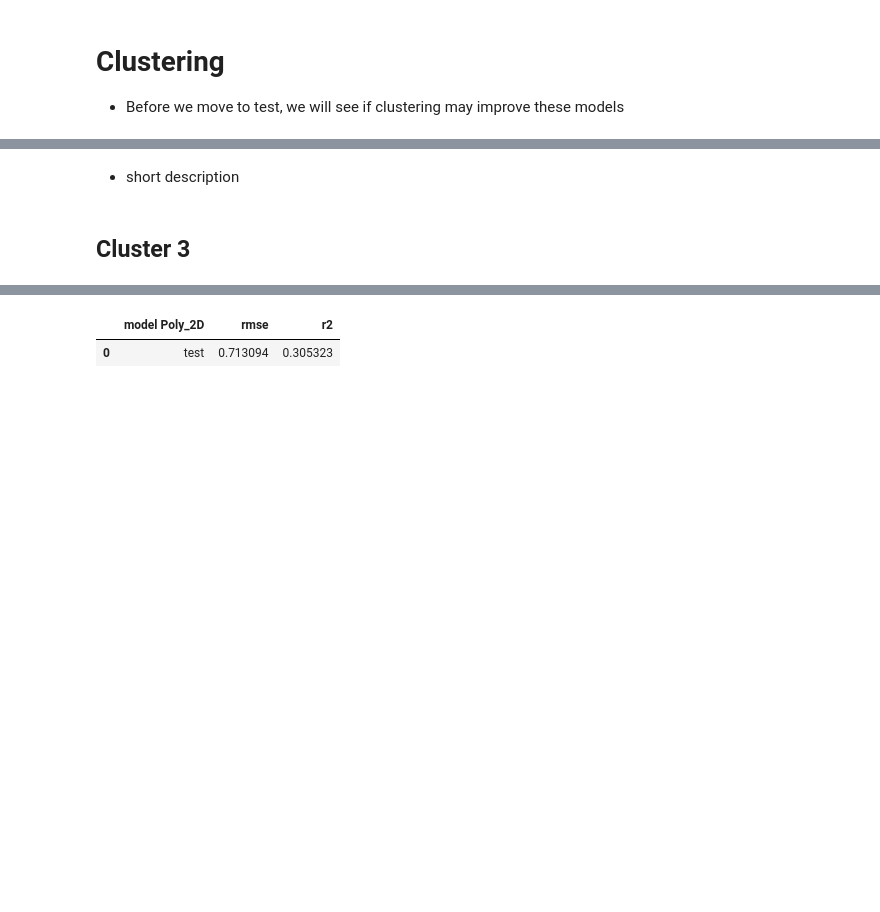
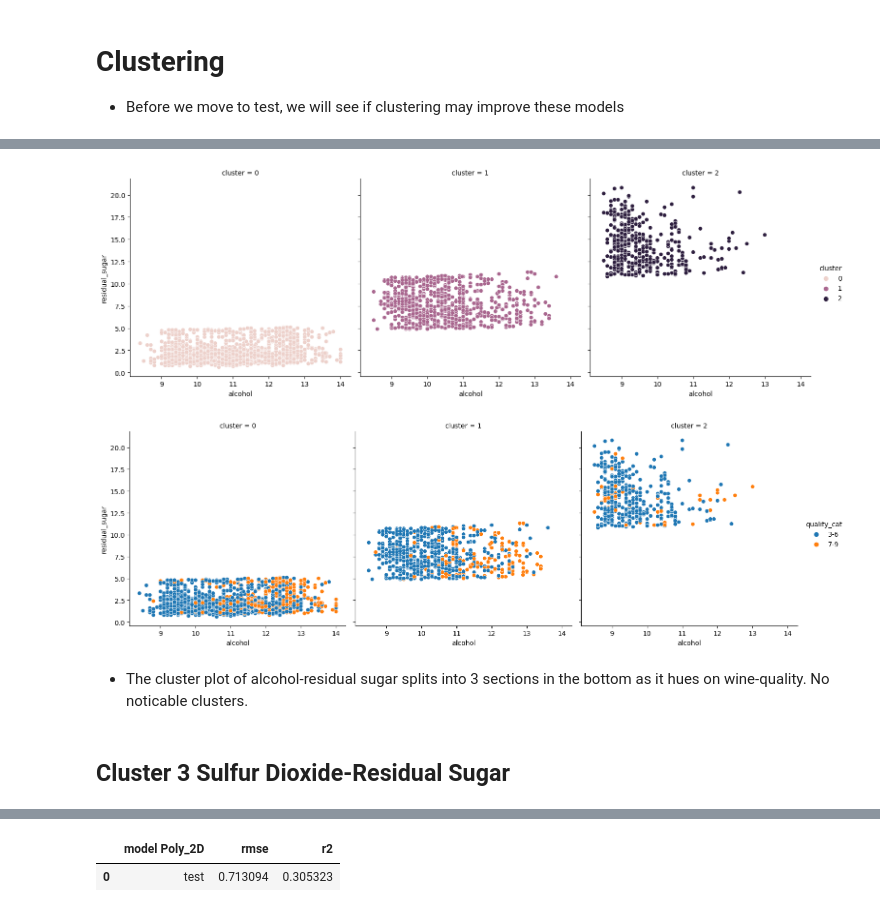
Before and after one commit to Team-BCR/project3_wine, a Jupyter notebook: final_report.ipynb, the cells around one changed output, grey strips where cells are left out. Drawn from its saved outputs; the diff is of its cells as text; code cells hidden in the pictures; blank space fills up the shorter version.

```diff
--- a/final_report.ipynb
+++ b/final_report.ipynb
@@ -339,9 +349,12 @@ w.display_model_metrics(baseline, tr, y_tr, y_val, y_ts, X_tr_sc, X_val_sc, X_ts
 # %%
 # Display cluster #2
-# INSERT CODE HERE
+eo.plot_cluster_2(X_tr, y_tr)
+# %% [output]
+[figure, added]
+[figure, added]
 # %% [markdown]
-* short description
+* The cluster plot of alcohol-residual sugar splits into 3 sections in the bottom as it hues on wine-quality. No noticable clusters.
 # %% [markdown]
-## Cluster 3
+## Cluster 3 Sulfur Dioxide-Residual Sugar
 # %%
 # Display cluster #3
```
Also changed, not shown: parts of 17 cells of this notebook, 2 other files.
